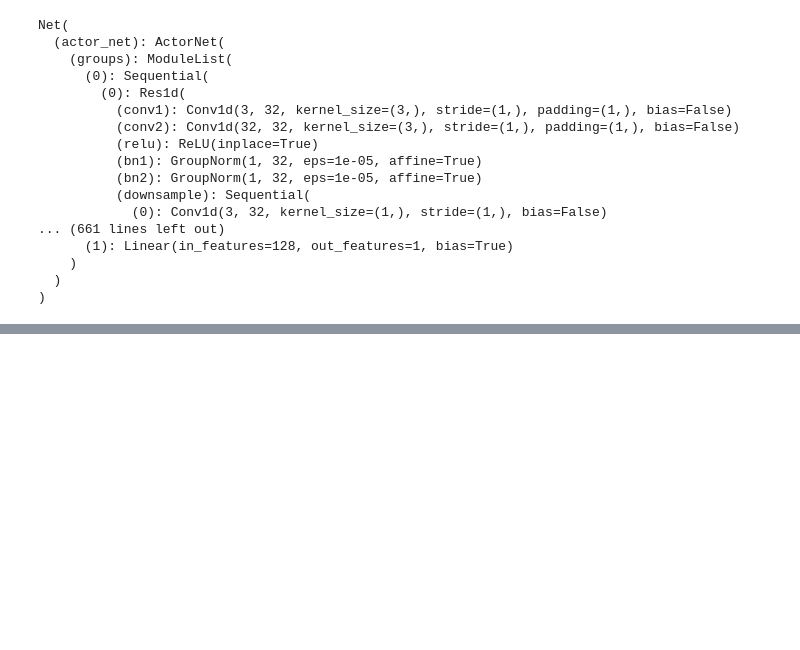
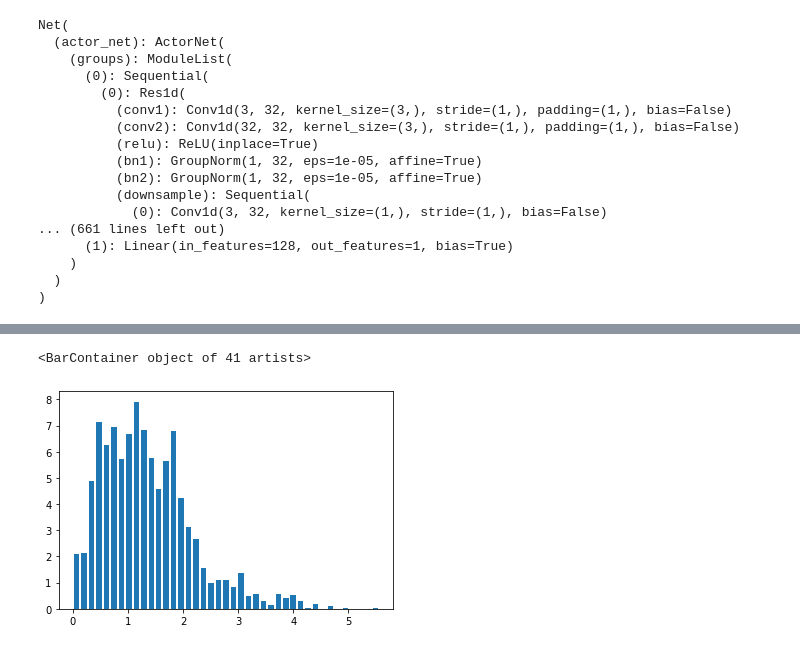
Before and after one commit to YikangZhang1641/modified_LaneGCN, a Jupyter notebook: test_interaction.ipynb, the cells around one changed output, grey strips where cells are left out. Drawn from its saved outputs; the diff is of its cells as text; code cells hidden in the pictures; blank space fills up the shorter version.

```diff
--- a/test_interaction.ipynb
+++ b/test_interaction.ipynb
@@ -154,0 +251,15 @@ data['gt_hist']
+# %%
+min_x, max_x, min_y, max_y
+
+tmp_N = 40
+tmp = np.zeros(tmp_N + 1)
+itv = max(max_acc_rcd) / tmp_N
+
+for acc in max_acc_rcd :
+    tmp[int(acc // itv)] += 1
+# plt.plot([i * itv for i in range(tmp_N + 1)], 100 * tmp / len(max_acc_rcd))
+plt.bar([(i + 0.5) * itv for i in range(tmp_N + 1)], 100 * tmp / len(max_acc_rcd), width=4/tmp_N)
+# max_acc_rcd
+# %% [output]
+<BarContainer object of 41 artists>
+[figure, added]
```
Also changed, not shown: parts of 39 cells of this notebook, 3 other files.
